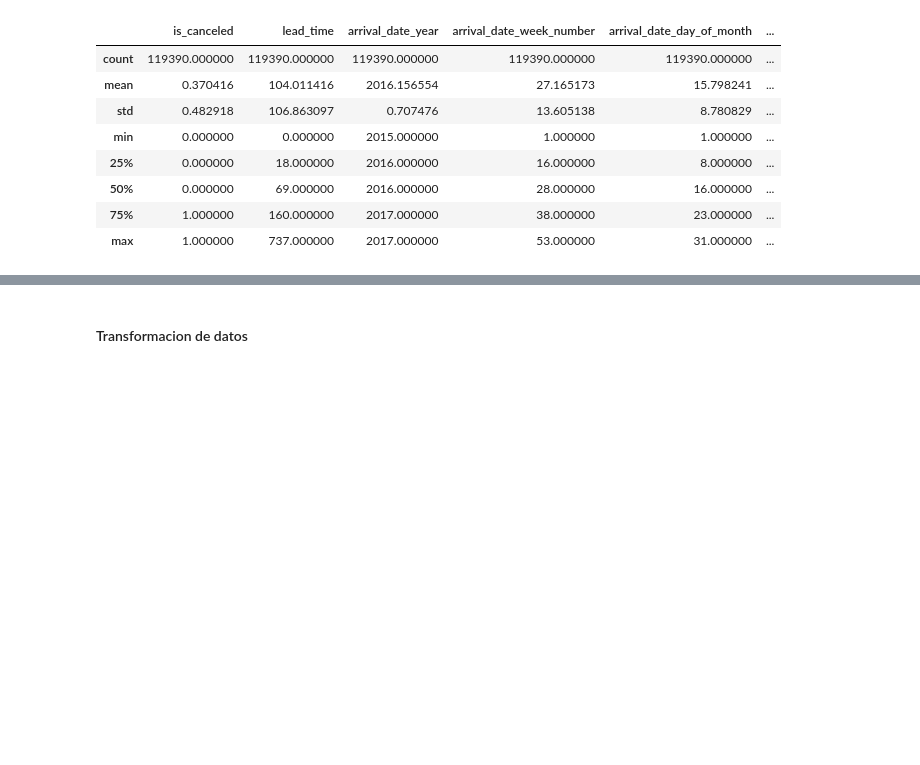
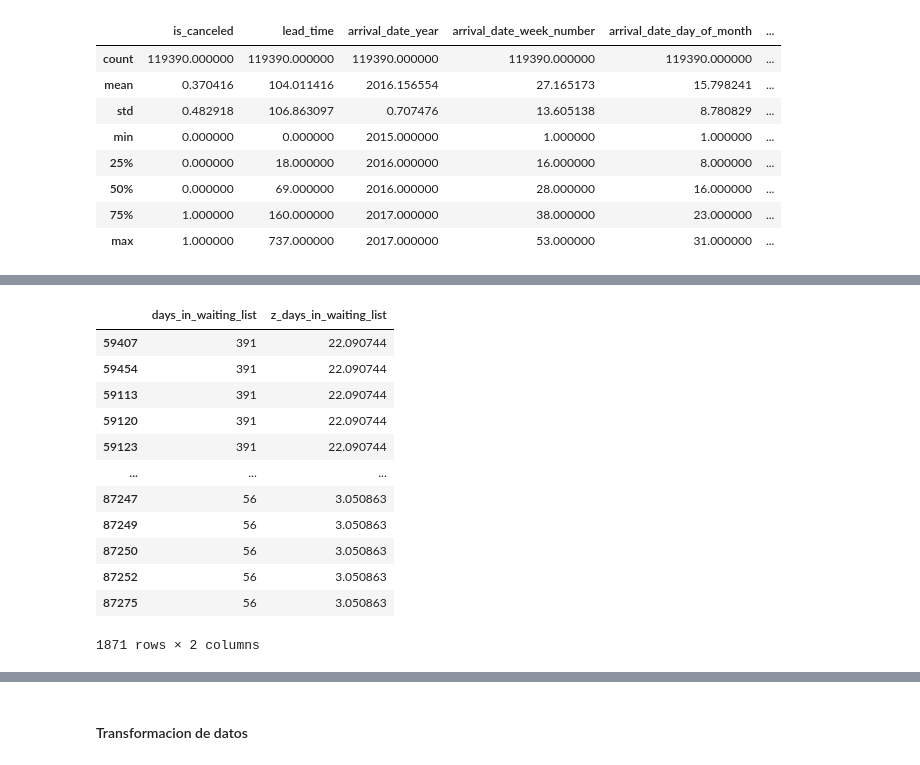
Before and after one commit to 1gnacio/orgadatos-collab-tp2, a Jupyter notebook: TP2.ipynb, the cells around one changed output, grey strips where cells are left out. Saved outputs shown, nothing was run; the diff lists cells and outputs as text; code cells hidden in the pictures; blank space fills up the shorter version.

```diff
--- a/TP2.ipynb
+++ b/TP2.ipynb
@@ -1434,0 +1488,16 @@ data.describe()
+# %%
+data[abs(data['z_days_in_waiting_list']) >= 3][['days_in_waiting_list', 'z_days_in_waiting_list']].sort_values(by='z_days_in_waiting_list', ascending=False)
+# %% [output]
+|  | days_in_waiting_list | z_days_in_waiting_list |
+| 59407 | 391 | 22.090744 |
+| 59454 | 391 | 22.090744 |
+| 59113 | 391 | 22.090744 |
+| 59120 | 391 | 22.090744 |
+| 59123 | 391 | 22.090744 |
+| ... | ... | ... |
+| 87247 | 56 | 3.050863 |
+| 87249 | 56 | 3.050863 |
+| 87250 | 56 | 3.050863 |
+| 87252 | 56 | 3.050863 |
+| 87275 | 56 | 3.050863 |
+1871 rows × 2 columns
```
Also changed, not shown: parts of 45 cells of this notebook.
